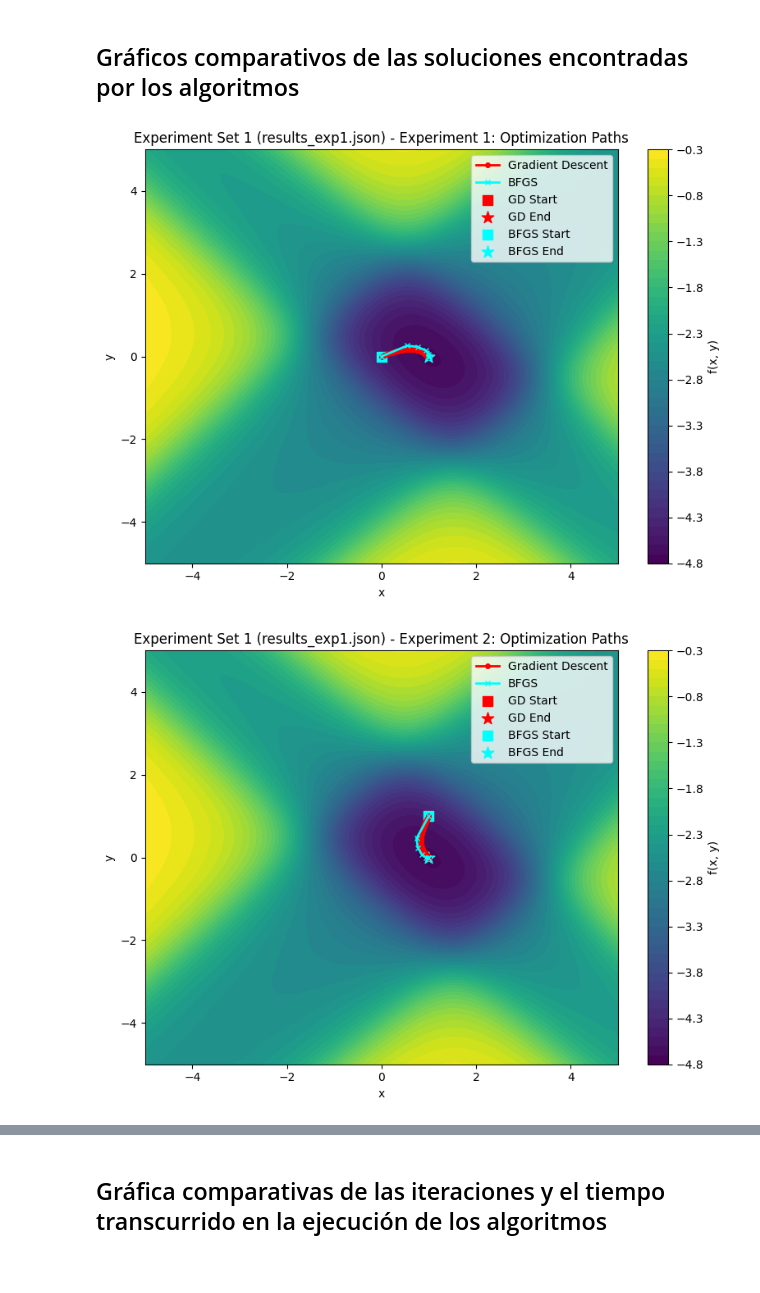
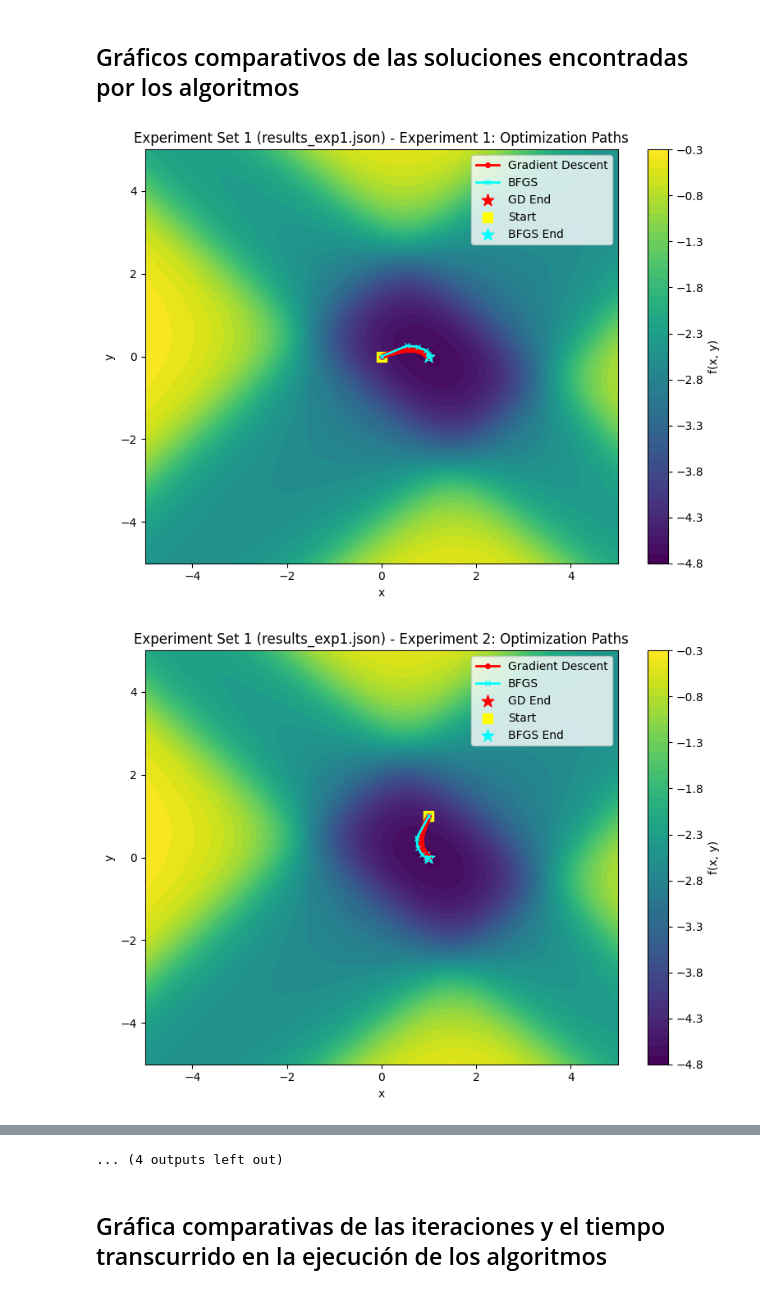
Before and after one commit to crackbandicoot-dot/Optimization-Project, a Jupyter notebook: Implementación/Implementación_Métodos.ipynb, the cells around one changed output, grey strips where cells are left out. Drawn from its saved outputs; the diff is of its cells as text; code cells hidden in the pictures.

```diff
--- a/Implementación/Implementación_Métodos.ipynb
+++ b/Implementación/Implementación_Métodos.ipynb
@@ -195,34 +194,33 @@ X, Y = np.meshgrid(x, y)
 Z = np.zeros_like(X)
 
 # Compute the values of the objective function on the grid
 for i in range(grid_points):
     for j in range(grid_points):
         Z[i, j] = f([X[i, j], Y[i, j]])
 
 for file_idx, result_file in enumerate(sorted(result_files)):
     with open(os.path.join(results_dir, result_file), 'r') as fh:
         exp_results = json.load(fh)
     for idx, result in enumerate(exp_results):
         plt.figure(figsize=(8, 6))
         plt.contourf(X, Y, Z, levels=50, cmap='viridis')
         plt.colorbar(label='f(x, y)')
         # Extract paths
         path_gd = np.array(result['gradient_descent']['path'])
         path_bfgs = np.array(result['bfgs']['path'])
         # Plot paths
         plt.plot(path_gd[:, 0], path_gd[:, 1], marker='o', color='red', label='Gradient Descent', linewidth=2, markersize=4)
         plt.plot(path_bfgs[:, 0], path_bfgs[:, 1], marker='x', color='cyan', label='BFGS', linewidth=2, markersize=4)
         # Mark start and end points
-        plt.scatter(path_gd[0, 0], path_gd[0, 1], color='red', marker='s', s=80, label='GD Start')
         plt.scatter(path_gd[-1, 0], path_gd[-1, 1], color='red', marker='*', s=120, label='GD End')
-        plt.scatter(path_bfgs[0, 0], path_bfgs[0, 1], color='cyan', marker='s', s=80, label='BFGS Start')
+        plt.scatter(path_bfgs[0, 0], path_bfgs[0, 1], color='yellow', marker='s', s=80, label='Start')
         plt.scatter(path_bfgs[-1, 0], path_bfgs[-1, 1], color='cyan', marker='*', s=120, label='BFGS End')
         plt.title(f'Experiment Set {file_idx+1} ({result_file}) - Experiment {idx+1}: Optimization Paths')
         plt.xlabel('x')
         plt.ylabel('y')
         plt.legend(loc='best')
         plt.tight_layout()
         plt.show()
 # %% [output]
-[figure, old version]
+[figure, new version]
-[figure, old version]
+[figure, new version]
@@ -233,3 +237,4 @@ for file_idx, result_file in enumerate(sorted(result_files)):
+... (4 outputs left out)
 # %% [markdown]
 ## Gráfica comparativas de las iteraciones y el tiempo transcurrido en la ejecución de los algoritmos
 # %%
```
Also changed, not shown: parts of 4 cells of this notebook, 12 other files.
